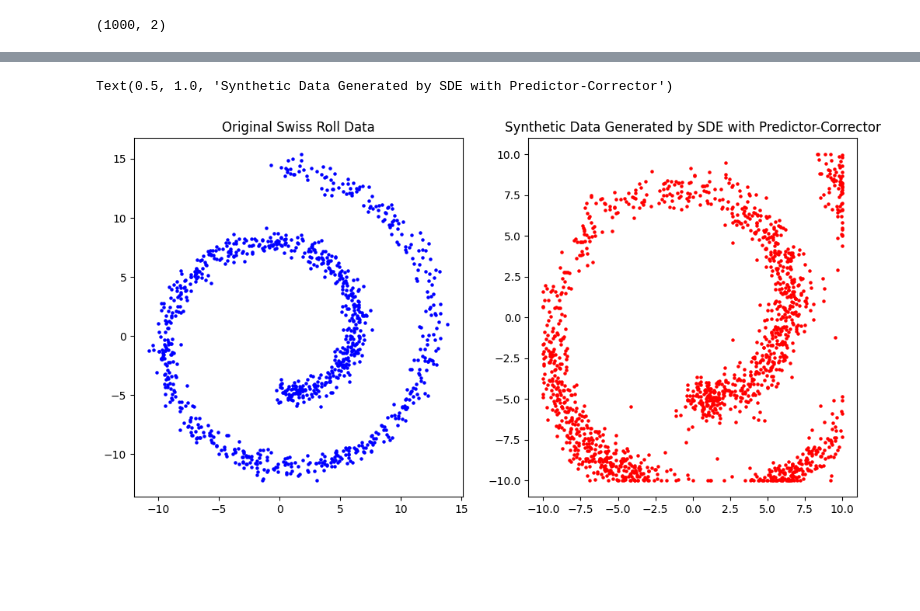
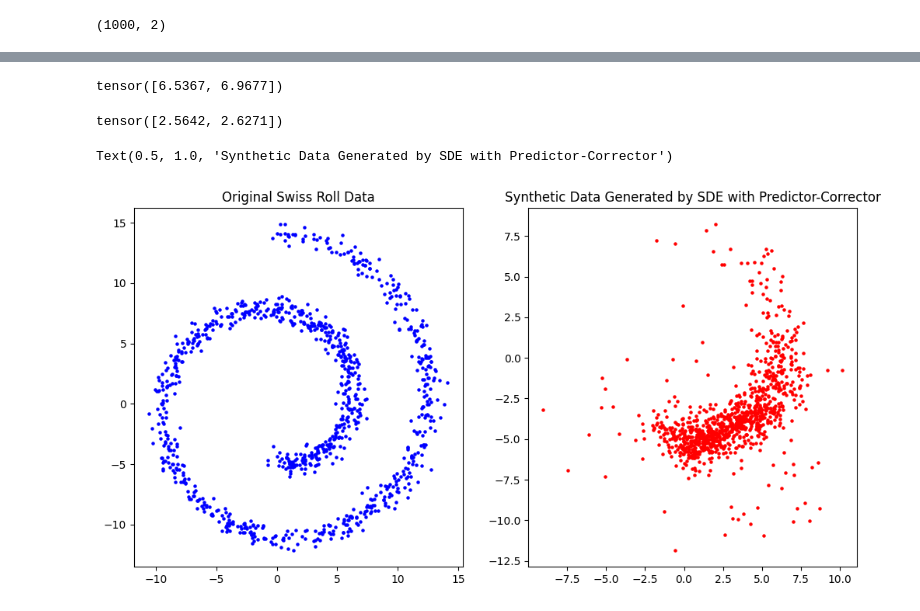
Before and after one commit to omroot/FMDS, a Jupyter notebook: experiments/illustration_toy_data.ipynb, the cells around one changed output, grey strips where cells are left out. Saved outputs shown, nothing was run; the diff lists cells and outputs as text; code cells hidden in the pictures; blank space fills up the shorter version.

Commit message:
update the toy data  illustration notebook ...

```diff
--- a/experiments/illustration_toy_data.ipynb
+++ b/experiments/illustration_toy_data.ipynb
@@ -25,9 +25,13 @@ data = torch.tensor(data, dtype = torch.float32)
 # %%
 diffusion_sde = DiffusionSDE(data,
                              input_dimension  = 2,
-                             hidden_dimension  = 32,
-                             number_hidden_layers=5,
-                             output_dimension  = 2)
+                             hidden_dimension  = 16,
+                             number_hidden_layers=3,
+                             output_dimension  = 2 ,
+
+                                   epochs =10000,
+                             lr  = 0.015
+                             )
 # %%
 diffusion_sde.fit()
 # %% [output]
@@ -51,4 +55,8 @@ Epoch 2400, Loss: 0.99281907081604
 # %%
 synthetic_data = diffusion_sde.generate(
-                 data = data,
-                 n_samples =1500)
+
+                   n_samples=1000,
+                 steps=1000,
+                 step_size=0.0001,  # Fixed type annotation
+                 num_corrector_steps=5,
+                 batch_size=100   )
@@ -70,0 +63,8 @@ Generating noise from forward diffusion for batch 15
+# %%
+torch.std(data, dim=0)
+# %% [output]
+tensor([6.5367, 6.9677])
+# %%
+torch.std(synthetic_data, dim=0)
+# %% [output]
+tensor([2.5642, 2.6271])
@@ -71,14 +76,14 @@ Generating noise from forward diffusion for batch 15
 # %%
 plt.figure(figsize=(12,6))
 plt.subplot(1,2,1)
-plt.scatter(data[:,0], data[:,1], s=5, color ='blue')
+plt.scatter(data_np[:,0], data_np[:,1], s=5, color ='blue')
 plt.title('Original Swiss Roll Data')
 plt.subplot(1,2,2)
-plt.scatter(synthetic_data[:,0],
-            synthetic_data[:,1],
+plt.scatter(synthetic_data_np[:,0],
+            synthetic_data_np[:,1],
             s=5,
             color='red')
 plt.title('Synthetic Data Generated by SDE with Predictor-Corrector')
 # %% [output]
 Text(0.5, 1.0, 'Synthetic Data Generated by SDE with Predictor-Corrector')
-[figure, old version]
+[figure, new version]
```
Also changed, not shown: parts of 5 cells of this notebook.
